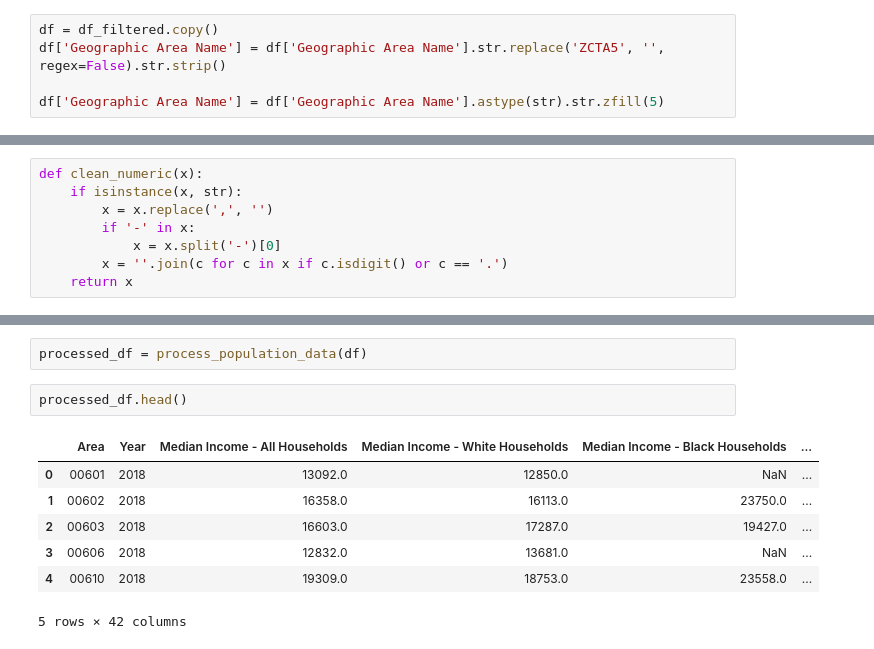
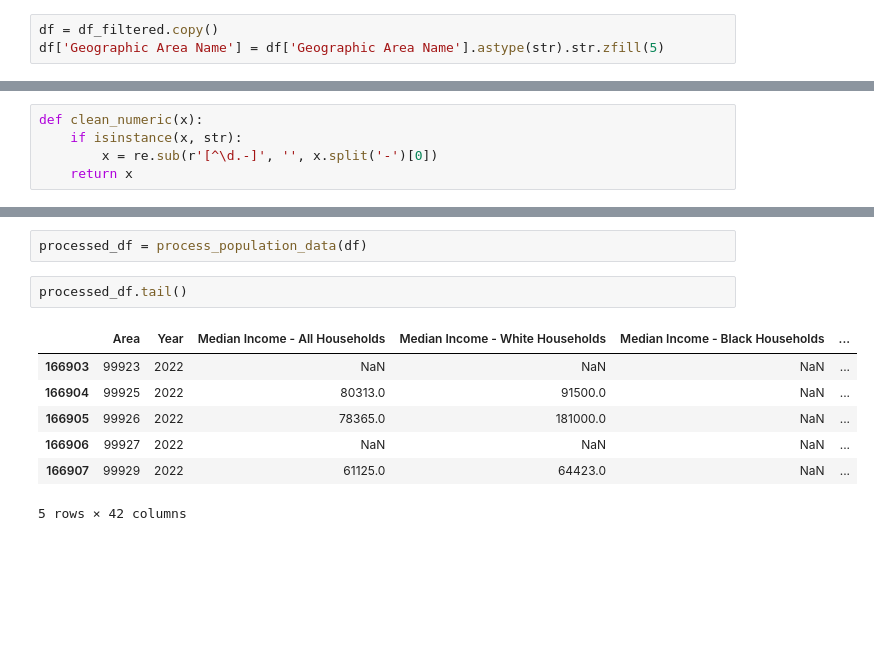
Before and after one commit to nickjwheatley/project_zipliner, a Jupyter notebook: eda/med_income.ipynb, the cells around one changed output, grey strips where cells are left out. Cells and saved outputs as stored; diff of their text form; blank space fills up the shorter version.

```diff
--- a/eda/med_income.ipynb
+++ b/eda/med_income.ipynb
@@ -104,8 +104,6 @@ df_filtered.head()
 5 rows × 43 columns
 # %%
 df = df_filtered.copy()
-df['Geographic Area Name'] = df['Geographic Area Name'].str.replace('ZCTA5', '', regex=False).str.strip()
-
 df['Geographic Area Name'] = df['Geographic Area Name'].astype(str).str.zfill(5)
 # %%
 df.columns
@@ -130,10 +128,7 @@ Index(['Geography', 'Geographic Area Name',
 # %%
 def clean_numeric(x):
     if isinstance(x, str):
-        x = x.replace(',', '')
-        if '-' in x:
-            x = x.split('-')[0]
-        x = ''.join(c for c in x if c.isdigit() or c == '.')
+        x = re.sub(r'[^\d.-]', '', x.split('-')[0])
     return x
 # %%
 def process_population_data(df):
@@ -192,12 +187,12 @@ def process_population_data(df):
 # %%
 processed_df = process_population_data(df)
 # %%
-processed_df.head()
+processed_df.tail()
 # %% [output]
 |  | Area | Year | Median Income - All Households | Median Income - White Households | Median Income - Black Households | ... |
-| 0 | 00601 | 2018 | 13092.0 | 12850.0 | NaN | ... |
-| 1 | 00602 | 2018 | 16358.0 | 16113.0 | 23750.0 | ... |
-| 2 | 00603 | 2018 | 16603.0 | 17287.0 | 19427.0 | ... |
-| 3 | 00606 | 2018 | 12832.0 | 13681.0 | NaN | ... |
-| 4 | 00610 | 2018 | 19309.0 | 18753.0 | 23558.0 | ... |
+| 166903 | 99923 | 2022 | NaN | NaN | NaN | ... |
+| 166904 | 99925 | 2022 | 80313.0 | 91500.0 | NaN | ... |
+| 166905 | 99926 | 2022 | 78365.0 | 181000.0 | NaN | ... |
+| 166906 | 99927 | 2022 | NaN | NaN | NaN | ... |
+| 166907 | 99929 | 2022 | 61125.0 | 64423.0 | NaN | ... |
 5 rows × 42 columns
```
Also changed, not shown: parts of 1 cell of this notebook.
